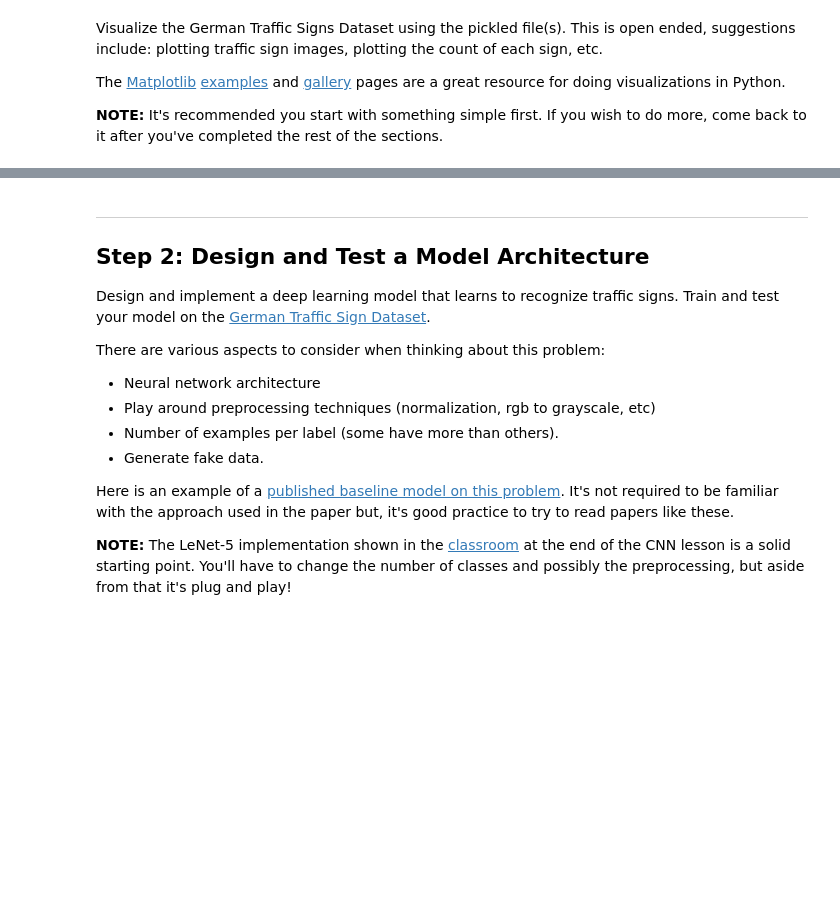
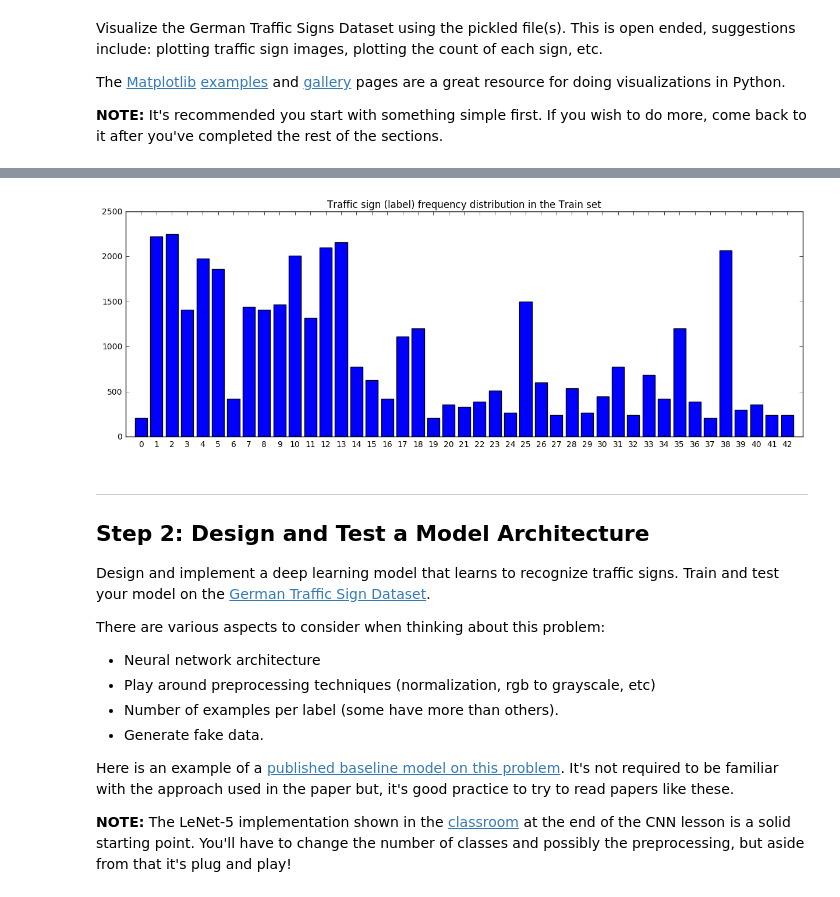
Before and after one commit to js1972/CarND-Traffic-Sign-Classifier-Project, a Jupyter notebook: Traffic_Sign_Classifier.ipynb, the cells around one changed output, grey strips where cells are left out. Drawn from its saved outputs; the diff is of its cells as text; code cells hidden in the pictures; blank space fills up the shorter version.

```diff
--- a/Traffic_Sign_Classifier.ipynb
+++ b/Traffic_Sign_Classifier.ipynb
@@ -91,3 +121,16 @@ import matplotlib.pyplot as plt
+# %%
+# Plot a bar chart of the label counts
+# np.unique -> Returns the sorted unique elements of an array
+labels, counts = np.unique(y_train, return_counts=True)
+
+plt.figure()
+axes = plt.gca()
+axes.set_xlim([-1,43])
+plt.bar(labels, counts, tick_label=labels, width=0.8, align="center")
+plt.title("Traffic sign (label) frequency distribution in the Train set")
+plt.show()
+# %% [output]
+[figure, added]
 # %% [markdown]
 ----
 
```
Also changed, not shown: parts of 8 cells of this notebook.
